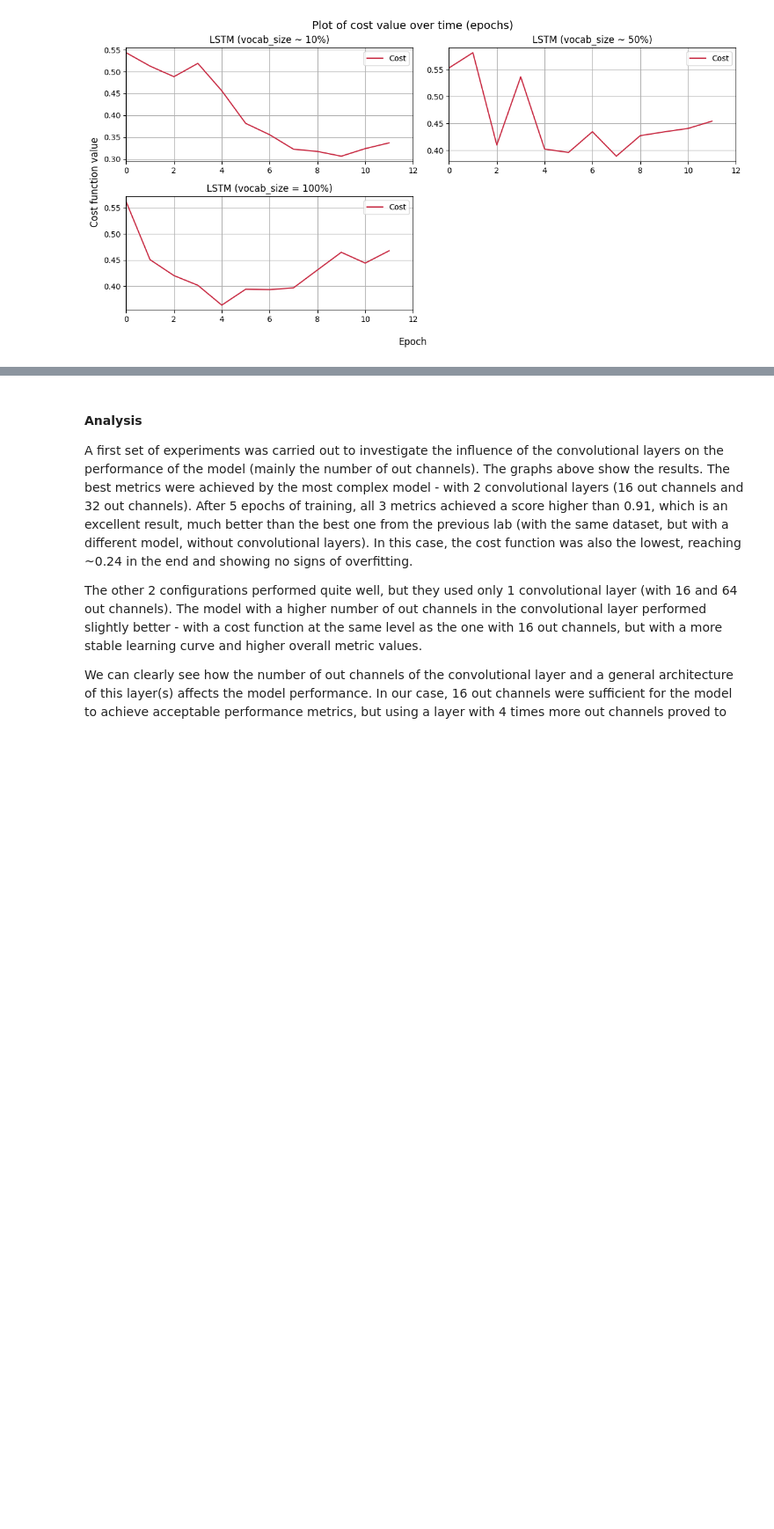
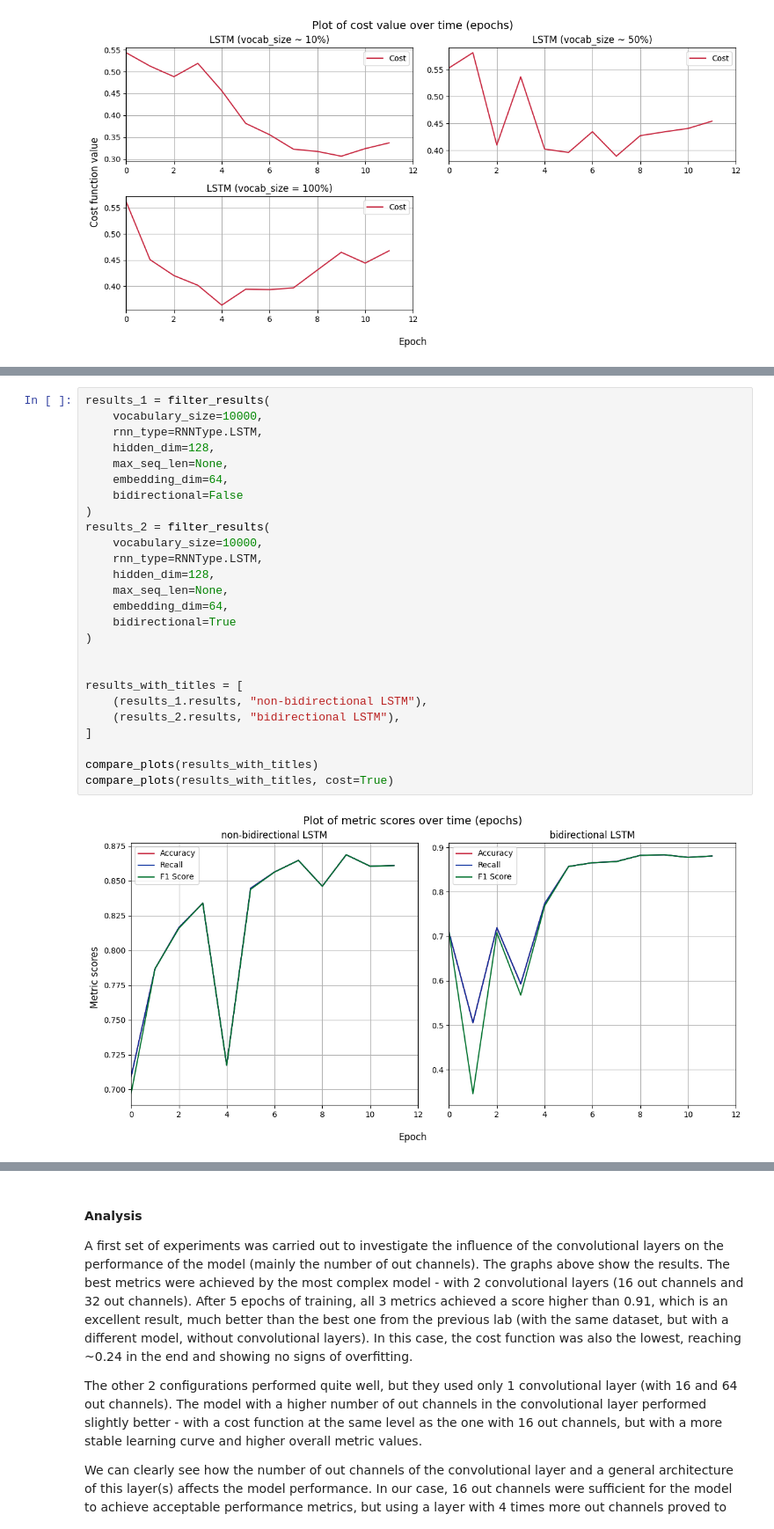
Before and after one commit to Krisenberg/neural-networks, a Jupyter notebook: src/lab_7/recurrent_nn.ipynb, the cells around one changed output, grey strips where cells are left out. Shown at 88% size. Cells and saved outputs as stored; diff of their text form; blank space fills up the shorter version.

```diff
--- a/src/lab_7/recurrent_nn.ipynb
+++ b/src/lab_7/recurrent_nn.ipynb
@@ -657,0 +670,28 @@ compare_plots(results_with_titles, cost=True)
+# %%
+results_1 = filter_results(
+    vocabulary_size=10000,
+    rnn_type=RNNType.LSTM,
+    hidden_dim=128,
+    max_seq_len=None,
+    embedding_dim=64,
+    bidirectional=False
+)
+results_2 = filter_results(
+    vocabulary_size=10000,
+    rnn_type=RNNType.LSTM,
+    hidden_dim=128,
+    max_seq_len=None,
+    embedding_dim=64,
+    bidirectional=True
+)
+
+
+results_with_titles = [
+    (results_1.results, "non-bidirectional LSTM"),
+    (results_2.results, "bidirectional LSTM"),
+]
+
+compare_plots(results_with_titles)
+compare_plots(results_with_titles, cost=True)
+# %% [output]
+[figure, added]
```
Also changed, not shown: parts of 15 cells of this notebook, 1 other file.
